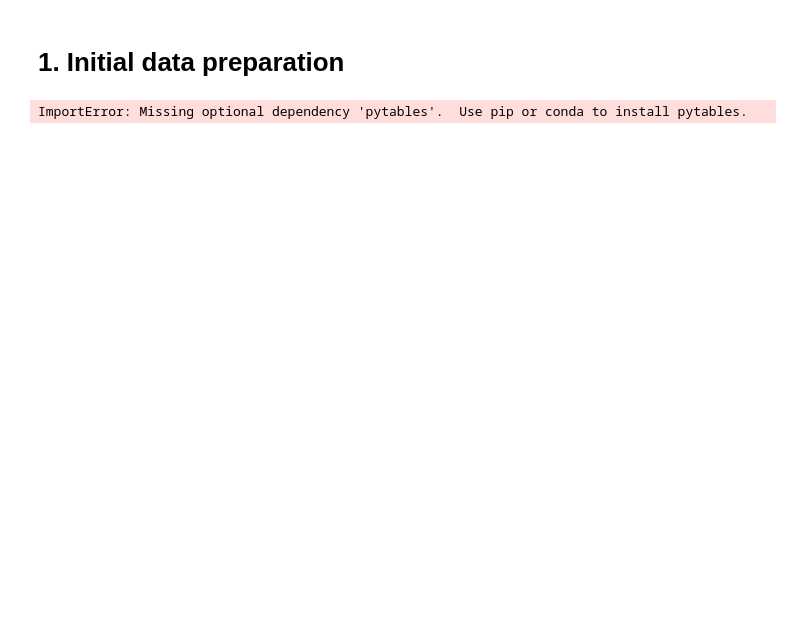
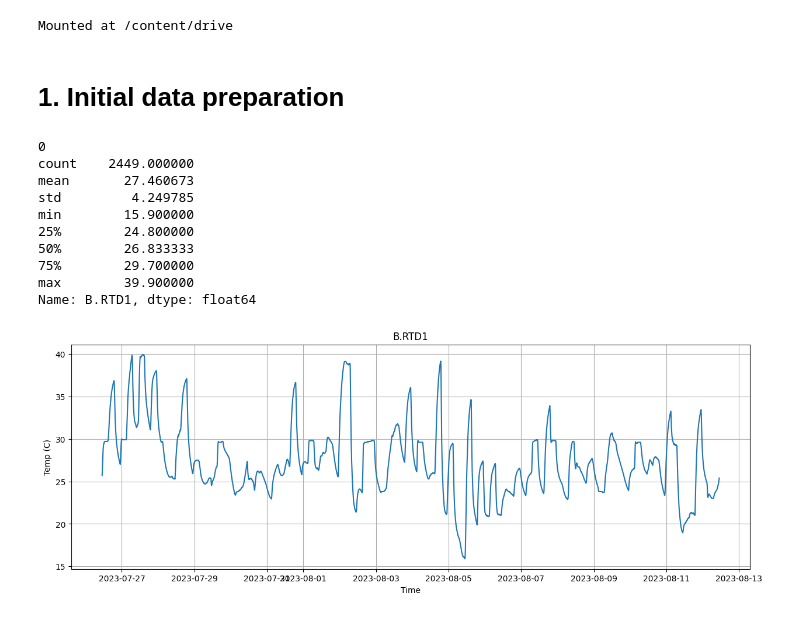
Before and after one commit to 100451211/TSF_GAF_CNN, a Jupyter notebook: final.ipynb, the cells around one changed output. Drawn from its saved outputs; the diff is of its cells as text; code cells hidden in the pictures; blank space fills up the shorter version.

```diff
--- a/final.ipynb
+++ b/final.ipynb
@@ -28,32 +23,52 @@ import openpyxl
 import numpy as np
 import pandas as pd
 from tensorflow import keras
+from datetime import datetime
+from google.colab import drive
 import matplotlib.pyplot as plt
-from datetime import datetime
+from keras.models import Sequential
 from contextlib import redirect_stdout
-from pyts.image import GramianAngularField
 from sklearn.metrics import mean_squared_error
-from sklearn.model_selection import TimeSeriesSplit
+from sklearn.model_selection import train_test_split
+from pyts.image import GramianAngularField, RecurrencePlot
 from keras.callbacks import ModelCheckpoint, EarlyStopping
-from sklearn.preprocessing import RobustScaler, MinMaxScaler
+from keras.layers import Conv2D, Dense, Flatten, MaxPooling2D
+from sklearn.preprocessing import StandardScaler, MinMaxScaler
+
+drive.mount('/content/drive', force_remount=True)
+# %% [output]
+Mounted at /content/drive
 # %% [markdown]
 # 1. Initial data preparation
 # %%
 # 1.1 Load the Data:
-df = pd.read_hdf('src/RICO1_Dataset.hdf', key='all')
+df = pd.read_hdf('/content/drive/My Drive/TSF_GAF_CNN/src/RICO1_Dataset.hdf', key='all')
 df['_time'] = pd.to_datetime(df['_time'])
 df.set_index('_time', inplace=True)
 df = df.resample('10T').mean()
-df = df['B.RTD1'] #2449 rows
+# df = df['B.RTD1'] #2449 rows
 
 # 1.2 Inspect the Data: Check for the presence of missing values, anomalies, or outliers.
-print(df.isnull().sum())
-print(df.describe())
-# visualize the descriptive statistics of the data
+print(df['B.RTD1'].isnull().sum())
+print(df['B.RTD1'].describe())
+
+# 1.3 Visualise raw data
 plt.figure(figsize=(15, 5))
-plt.plot(df)
+plt.plot(df['B.RTD1'])
+plt.ylabel('Temp (C)')
+plt.xlabel('Time')
 plt.title('B.RTD1')
 plt.grid(True)
 plt.show()
 # %% [output]
-ImportError: Missing optional dependency 'pytables'.  Use pip or conda to install pytables.
+0
+count    2449.000000
+mean       27.460673
+std         4.249785
+min        15.900000
+25%        24.800000
+50%        26.833333
+75%        29.700000
+max        39.900000
+Name: B.RTD1, dtype: float64
+[figure, added]
```
Also changed, not shown: parts of 15 cells of this notebook.
